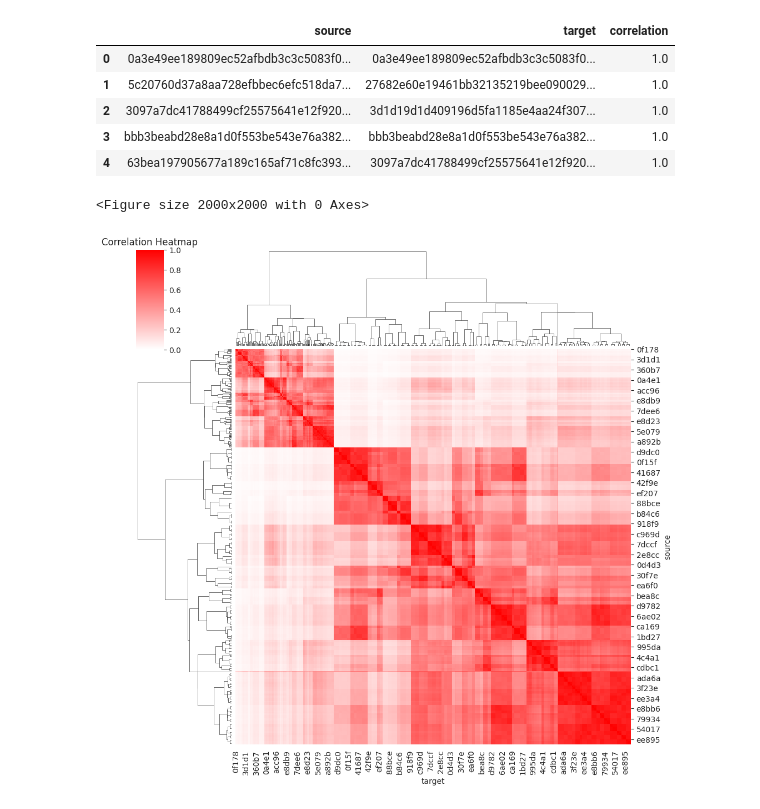
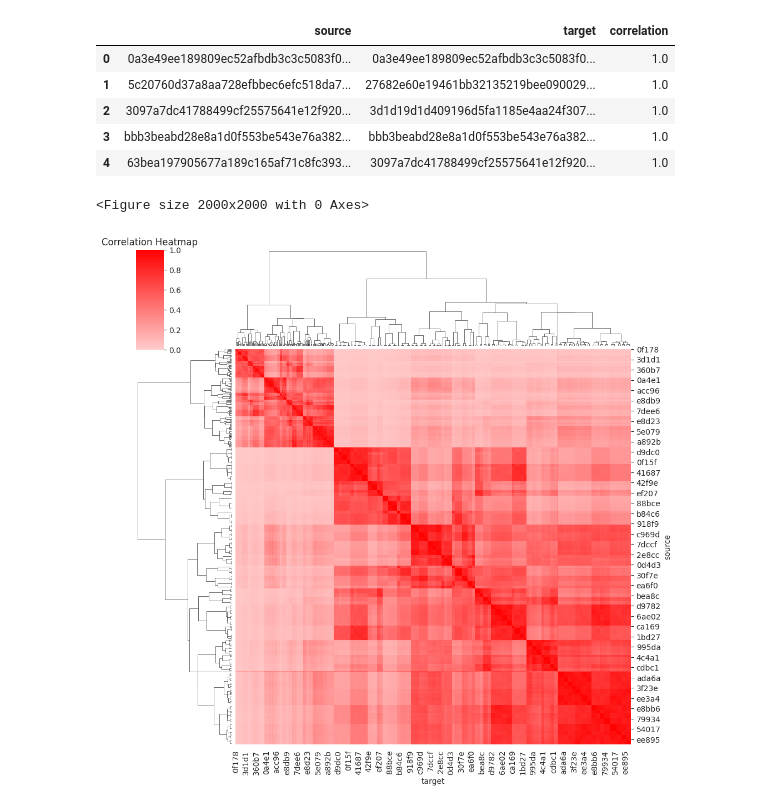
Before and after one commit to Inria-Empenn/fmri_feature_model, a Jupyter notebook: analysis/auditory/auditory_analysis.ipynb, the cells around one changed output. Drawn from its saved outputs; the diff is of its cells as text; code cells hidden in the pictures.

```diff
--- a/analysis/auditory/auditory_analysis.ipynb
+++ b/analysis/auditory/auditory_analysis.ipynb
@@ -312,12 +312,12 @@ correlations.head()
 # %%
 correlations['source'] = correlations['source'].str.slice(0, 5)
 correlations['target'] = correlations['target'].str.slice(0, 5)
 data = correlations.pivot(index='source', columns='target', values='correlation').fillna(1.0)
 plt.figure(figsize=(20, 20))
-cmap = LinearSegmentedColormap.from_list("red_cmap", ["#FFFFFF", "#FF0000"])
+cmap = LinearSegmentedColormap.from_list("red_cmap", ["#FFCCCC", "#FF0000"])
 sb.clustermap(data, cmap=cmap, vmin=0, vmax=1)
 plt.title('Correlation Heatmap')
 plt.show()
 # %% [output]
 <Figure size 2000x2000 with 0 Axes>
-[figure, old version]
+[figure, new version]
```
